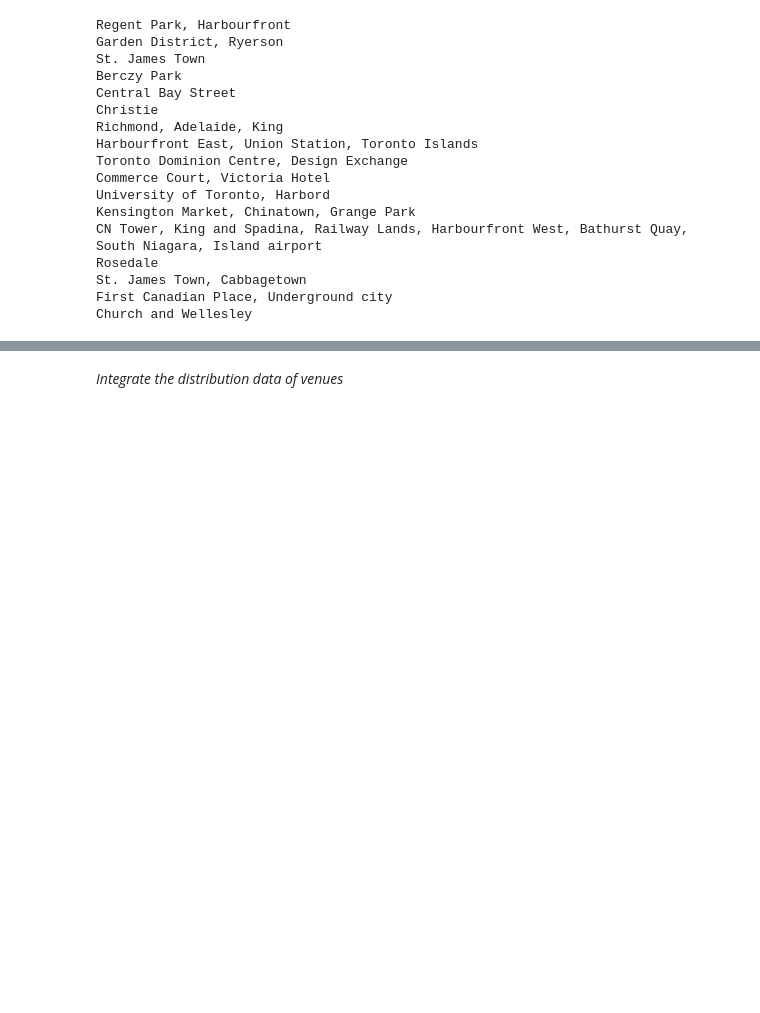
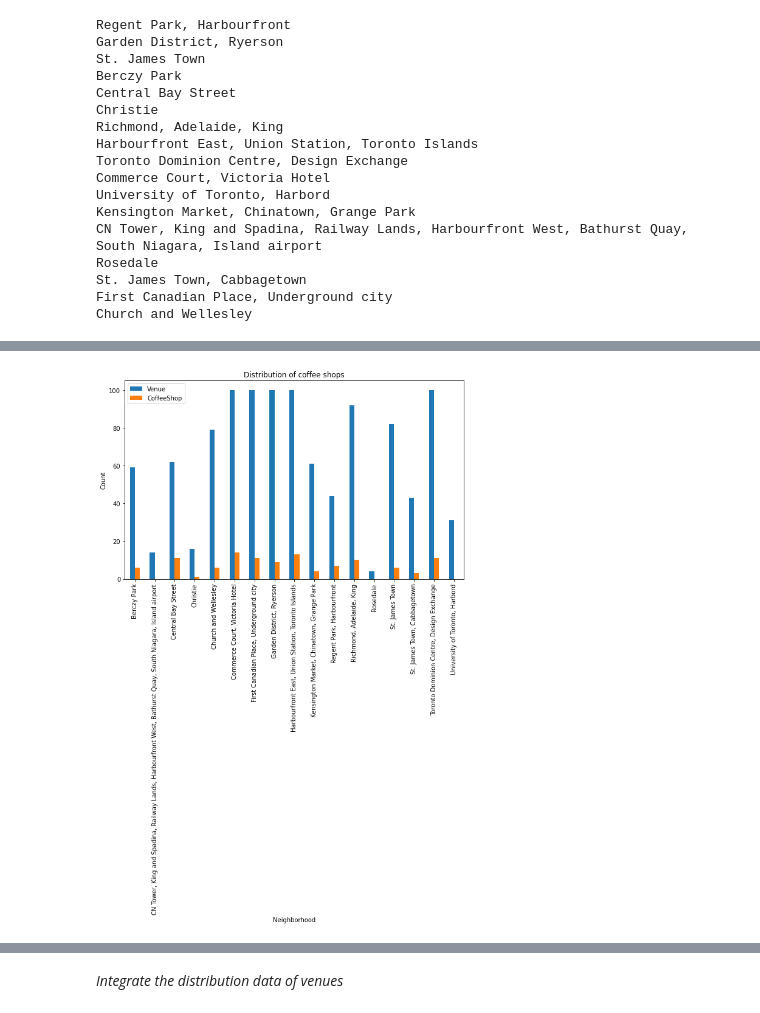
Before and after one commit to wthawk14/AppliedDataScienceCapstone, a Jupyter notebook: Applied Data Science Capstone Final.ipynb, the cells around one changed output, grey strips where cells are left out. Saved outputs shown, nothing was run; the diff lists cells and outputs as text; code cells hidden in the pictures; blank space fills up the shorter version.

```diff
--- a/Applied Data Science Capstone Final.ipynb
+++ b/Applied Data Science Capstone Final.ipynb
@@ -224,0 +213,6 @@ toronto_venues.groupby('Neighborhood').count()
+# %%
+print(toronto_venues.shape)
+#toronto_venues.drop(index=toronto_venues[toronto_venues['Venue Category']=='Neighborhood'].index[0],inplace=True)
+Coffee_venues=toronto_venues[(toronto_venues['Venue Category']=='Coffee Shop')]
+
+toronto_venues.head()
@@ -224,0 +227,13 @@ toronto_venues.groupby('Neighborhood').count()
+# %%
+toronto_grouped = toronto_venues.groupby(['Neighborhood']).count()
+temp=Coffee_venues.groupby(['Neighborhood']).count()
+temp=temp[['Venue']]
+temp=temp.rename(columns={'Venue':'CoffeeShop'})
+toronto_grouped=toronto_grouped[['Venue']]
+Coffee_data=pd.merge(toronto_grouped,temp,on='Neighborhood',how='left')
+Coffee_data=Coffee_data.fillna(0)
+Coffee_data['Percent']=Coffee_data.CoffeeShop/Coffee_data.Venue
+Coffee_data.reset_index(inplace=True,drop=False)
+Coffee_data.head()
+#toronto_grouped
+#temp=temp.loc[:,['Neighborhood','Venue']]
@@ -224,0 +252,13 @@ toronto_venues.groupby('Neighborhood').count()
+# %%
+Coffee_data[['Venue','CoffeeShop']].plot(kind='bar', figsize=(10, 6))
+
+label_list = Coffee_data['Neighborhood']
+x=np.arange(label_list.size)
+plt.xticks(x, label_list)
+plt.xlabel('Neighborhood') # add to x-label to the plot
+plt.ylabel('Count') # add y-label to the plot
+plt.title('Distribution of coffee shops') # add title to the plot
+
+plt.show()
+# %% [output]
+[figure, added]
```
Also changed, not shown: parts of 32 cells of this notebook.
